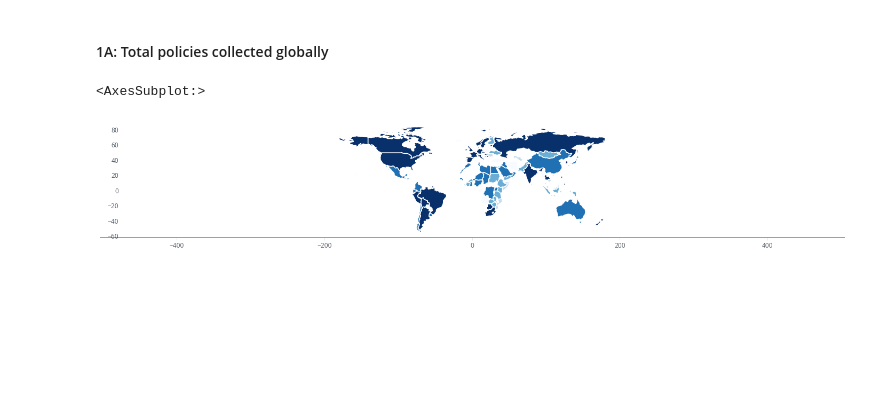
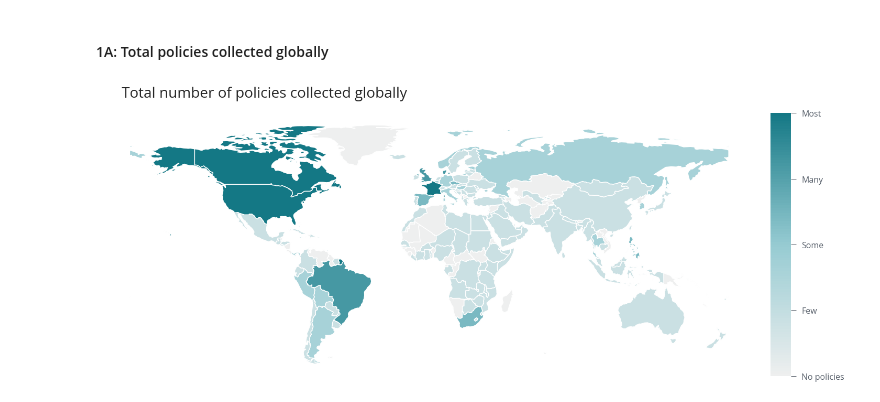
Before and after one commit to talus-analytics-bus/covid-amp-analysis, a Jupyter notebook: visualizations.ipynb, the cells around one changed output. Drawn from its saved outputs; the diff is of its cells as text; code cells hidden in the pictures; blank space fills up the shorter version.

Commit message:
Total global policies map

```diff
--- a/visualizations.ipynb
+++ b/visualizations.ipynb
@@ -99,5 +103,7 @@ sns.palplot(sns.color_palette(colors))
 [figure]
 # %%
 # Define gradient color
-gradient = ['#147885', '#FFFFFF']
-sns.palplot(sns.color_palette(gradient))
+gradient = ['#EEEFEF','#96CBD2','#147885']
+
+cm = LinearSegmentedColormap.from_list(
+        "Custom", gradient, N=100)
@@ -454,9 +458,66 @@ new_country = pd.DataFrame({'name': ['Aruba','American Samoa','Antigua and Barbu
                             'Country': ['ABW','ASW','ATG','BHR','CUW','CYM','HKG','KNA','MAC','MDV','MHL','MLT','MUS','PLW','SGP','SYC','TUV','VCT','WSM']})
 world = world.append(new_country, ignore_index=True)
 # %%
-merge = pd.merge(world,global_count,on='Country')
+merge = pd.merge(world,global_count,on='Country',how='outer')
+merge['Policy count'] = merge['Policy count'].fillna(0)
+merge['Policy count'] = merge['Policy count'].astype('int')
+merge = merge[(merge.name != "Antarctica")]
-# %%
-merge.plot(column='Policy count',figsize=(25,20),scheme='quantiles',cmap='Blues')
-# %% [output]
-<AxesSubplot:>
-[figure, removed]
+# %%
+# Set colorbar min and max values
+vmin=merge['Policy count'].min()
+vmax=merge['Policy count'].max()
+vmid=((vmax+vmin)/2)
+vq1=((vmin+vmid)/2)
+vq3=((vmid+vmax)/2)
+
+# Create a new figure and axes
+fig, ax = plt.subplots(figsize=(24, 18))
+
+fig.subplots_adjust(hspace=0.0, wspace=0.0)
+
+# Plot the map
+merge.plot(column='Policy count',
+           cmap=cm,
+           scheme='User_Defined',
+           legend=False,
+           classification_kwds=dict(bins=[0,250,500,750,1000]),
+           ax=ax
+          )
+
+# Adjust margins and set title
+ax.margins(x=0.05)
+
+ttl = ax.set_title('Total number of policies collected globally',fontsize=28)
+ttl.set_position([0.25,1.05])
+
+# Set the background color of the map
+ax.set(facecolor='white')
+
+# Turn axis off
+ax.axis('off')
+
+# Create a colorbar
+divider = make_axes_locatable(ax)
+cax = divider.append_axes("right", size="3%", pad=0.05)
+sm = plt.cm.ScalarMappable(cmap=cm,
+                           norm=plt.Normalize(vmin=vmin,
+                                              vmax=vmax))
+
+
+sm._A = []
+cbar = plt.colorbar(sm,cax=cax,drawedges=False)
+cbar.set_ticks([vmin,vq1,vmid,vq3,vmax])
+cbar.ax.yaxis.set_ticklabels(['No policies','Few','Some','Many','Most'])
+cbar.ax.yaxis.set_tick_params(direction='out',length=10,width=1,pad=10,colors=chart[1],labelsize=16)
+cbar.outline.set_visible(False)
+
+
+# Display the map
+plt.show()
+
+# # Save
+# plt.savefig('figures/total_global_policies.png', dpi=1200, facecolor='w',
+#             edgecolor='w',
+#             orientation='portrait',bbox_inches='tight')
+# %% [output]
+[figure, added]
```
Also changed, not shown: parts of 2 cells of this notebook, 2 other files.
